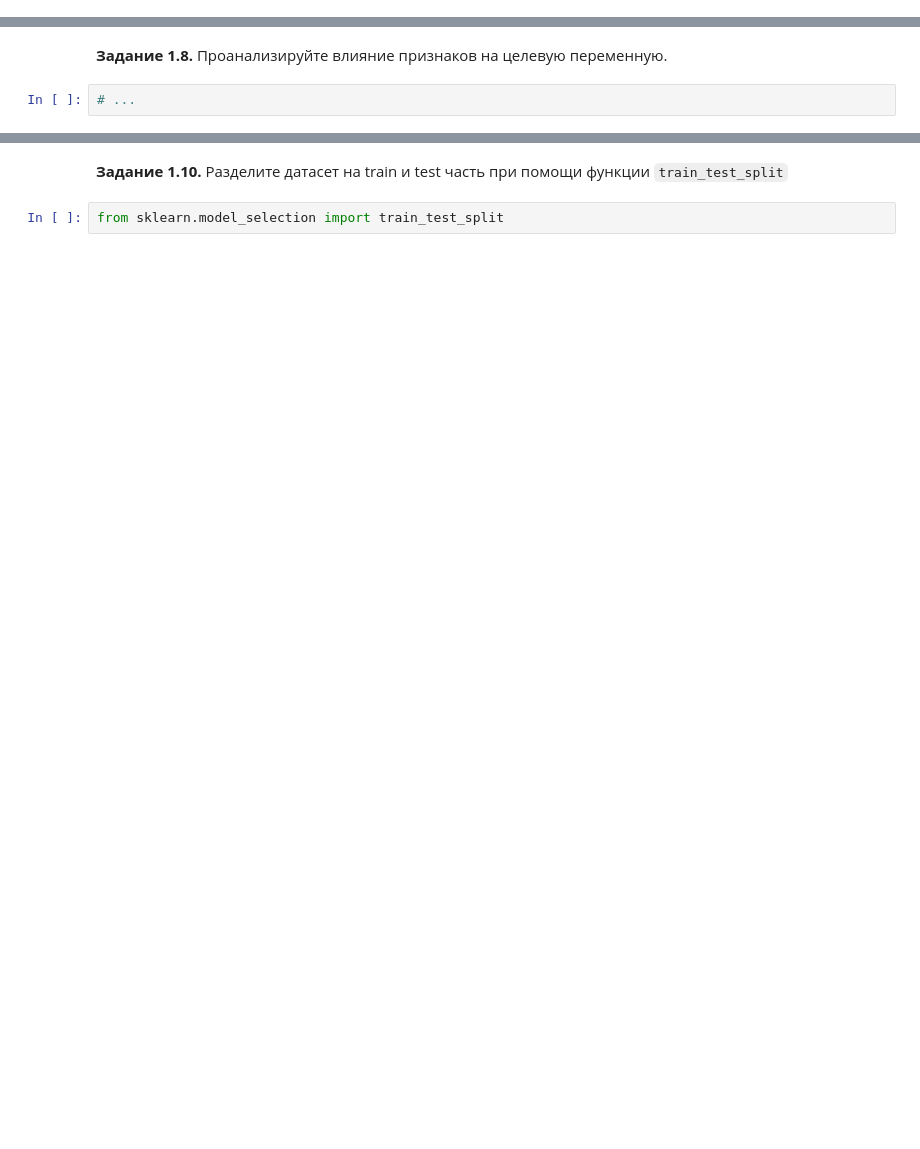
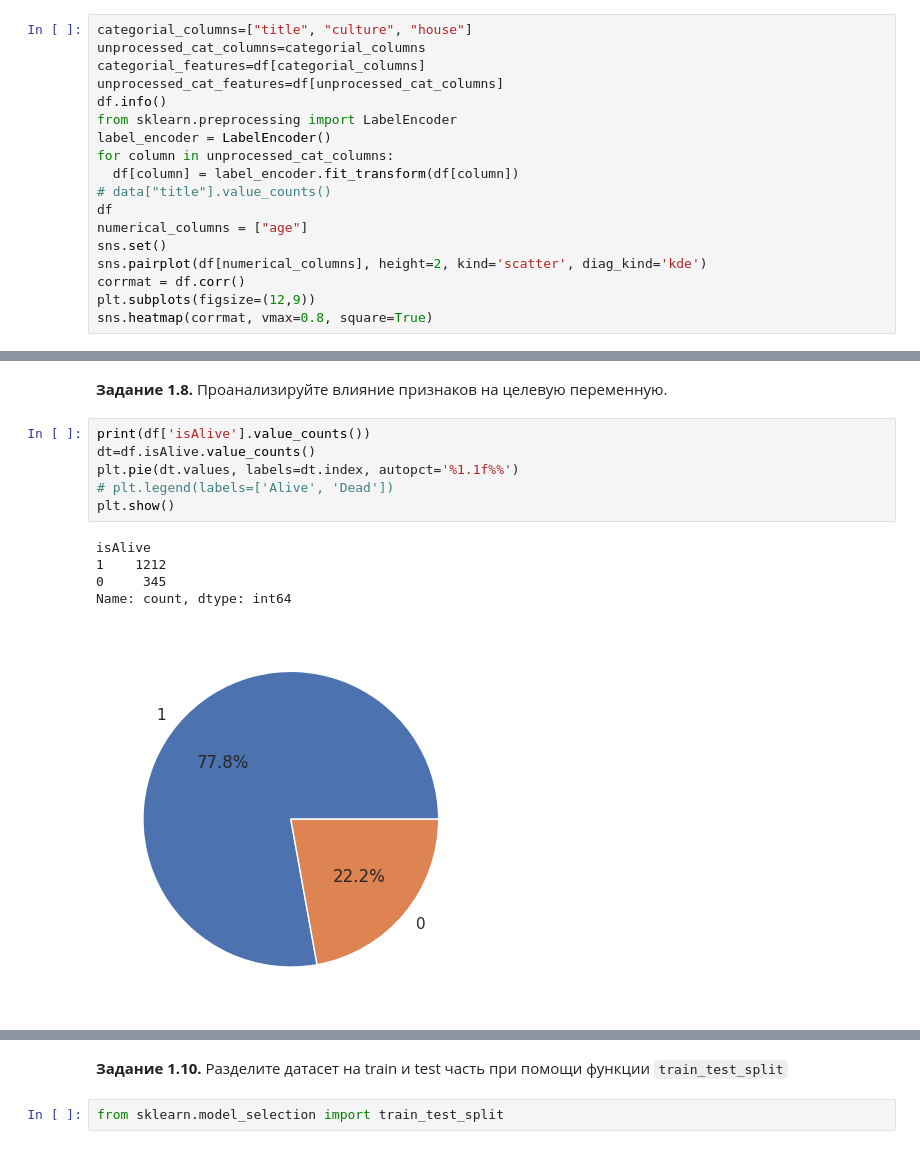
Before and after one commit to tretikoff/DL_pub, a Jupyter notebook: week_01_ml_intro/Homework/hw_1_game_of_thrones.ipynb, the cells around one changed output, grey strips where cells are left out. Saved outputs shown, nothing was run; the diff lists cells and outputs as text; blank space fills up the shorter version.

```diff
--- a/week_01_ml_intro/Homework/hw_1_game_of_thrones.ipynb
+++ b/week_01_ml_intro/Homework/hw_1_game_of_thrones.ipynb
@@ -209,0 +230,18 @@ NameError: name 'df' is not defined
+# %%
+categorial_columns=["title", "culture", "house"]
+unprocessed_cat_columns=categorial_columns
+categorial_features=df[categorial_columns]
+unprocessed_cat_features=df[unprocessed_cat_columns]
+df.info()
+from sklearn.preprocessing import LabelEncoder
+label_encoder = LabelEncoder()
+for column in unprocessed_cat_columns:
+  df[column] = label_encoder.fit_transform(df[column])
+# data["title"].value_counts()
+df
+numerical_columns = ["age"]
+sns.set()
+sns.pairplot(df[numerical_columns], height=2, kind='scatter', diag_kind='kde')
+corrmat = df.corr()
+plt.subplots(figsize=(12,9))
+sns.heatmap(corrmat, vmax=0.8, square=True)
@@ -210,4 +280,14 @@ NameError: name 'df' is not defined
 # %% [markdown]
 **Задание 1.8.** Проанализируйте влияние признаков на целевую переменную.
-# %%
-# ...
+# %%
+print(df['isAlive'].value_counts())
+dt=df.isAlive.value_counts()
+plt.pie(dt.values, labels=dt.index, autopct='%1.1f%%')
+# plt.legend(labels=['Alive', 'Dead'])
+plt.show()
+# %% [output]
+isAlive
+1    1212
+0     345
+Name: count, dtype: int64
+[figure, added]
```
Also changed, not shown: parts of 20 cells of this notebook.
